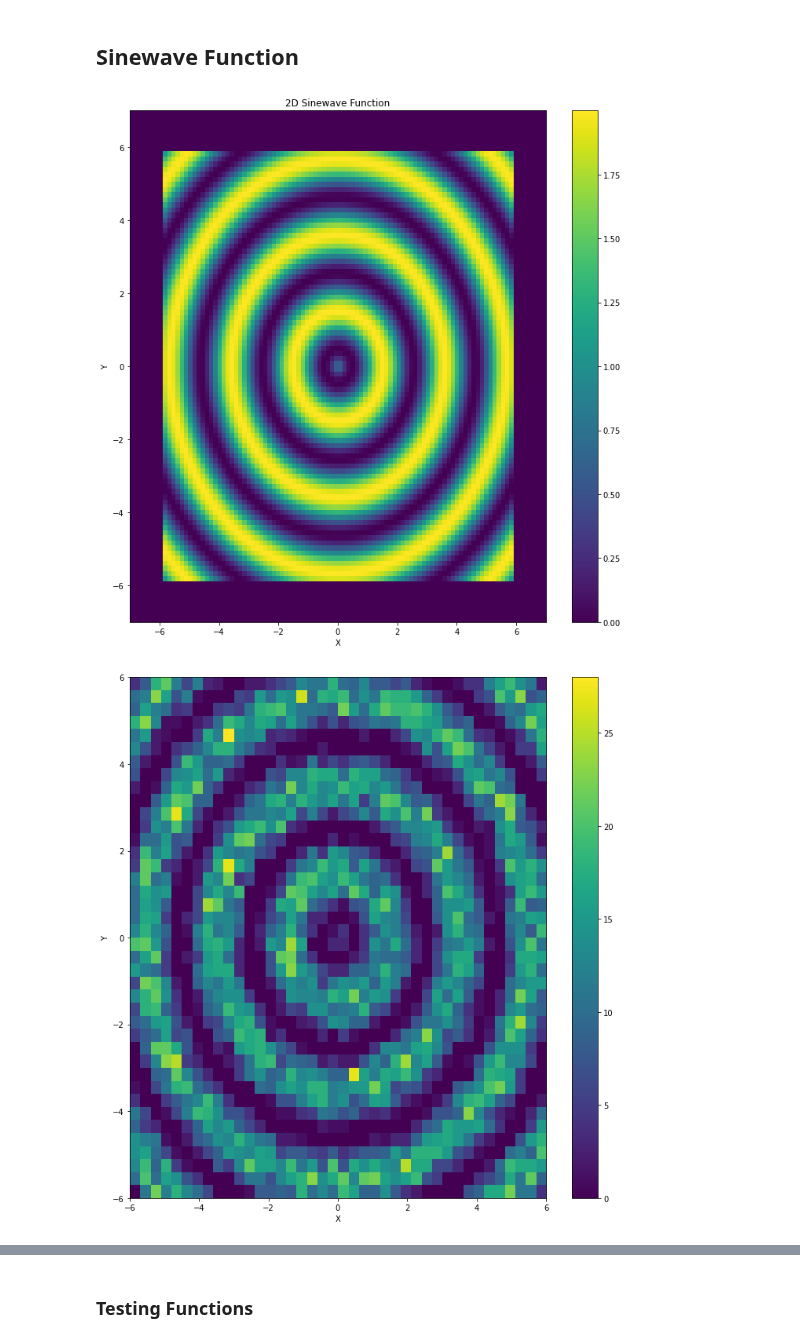
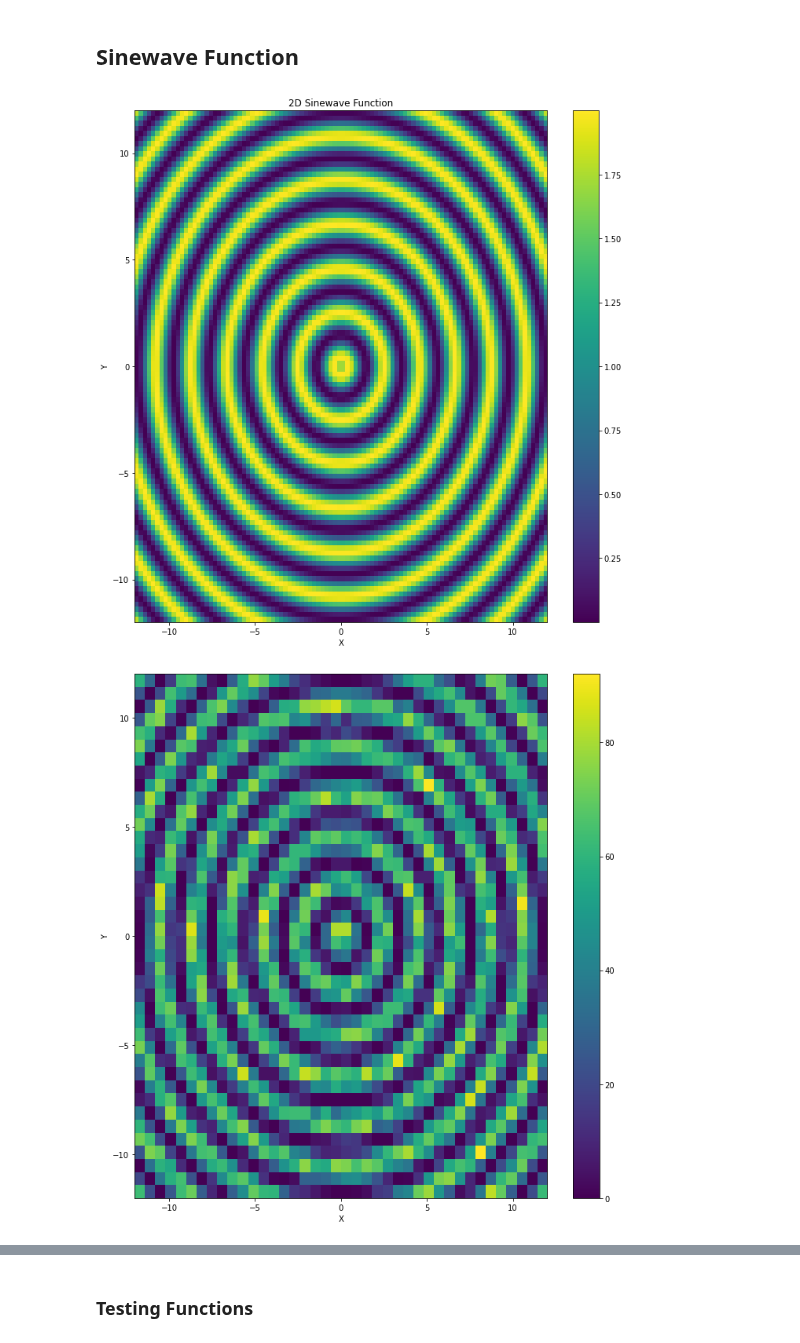
Before and after one commit to pjdunne/MResMCMC2023, a Jupyter notebook: Examples_Dian.ipynb, the cells around one changed output, grey strips where cells are left out. Cells and saved outputs as stored; diff of their text form; code cells hidden in the pictures.

```diff
--- a/Examples_Dian.ipynb
+++ b/Examples_Dian.ipynb
@@ -9,18 +9,18 @@ from MCMC_DZ.MCMC.MetropolisHastingMCMC.MHMC import MHMC
 import MCMC_DZ.MCMC.MetropolisHastingMCMC.ProposalDistributions as PDs
 from MCMC_DZ.BayesianInference.Likelihood_functions import Sinewave
 # %%
-Data_range = np.array([[-6, 6], [-6, 6]])
-SF = Sinewave.Sinewave_function([3, 1], Data_range)
-Vts.Target_Distribution_Visualization(X_range=[-7, 7], Y_range=[-7, 7], Tar_Dis=SF.f, Func_name="2D Sinewave Function", alpha=1)
+Data_range = np.array([[-12, 12], [-12, 12]])
+SF = Sinewave.Sinewave_function([3, 2], Data_range)
+Vts.Target_Distribution_Visualization(X_range=Data_range[0], Y_range=Data_range[1], Tar_Dis=SF.f, Func_name="2D Sinewave Function", alpha=1)
 # %% [output]
-[figure, old version]
+[figure, new version]
 # %%
-Data_range = np.array([[-6, 6], [-6, 6]])
+Data_range = np.array(Data_range)
 
-SFFD_P = Sts.FakeDataGen2D_Poisson(SF.f, [[-6, 6], [-6, 6]], 40, scaler=100)
+SFFD_P = Sts.FakeDataGen2D_Poisson(SF.f, Data_range, 40, scaler=100)
 
 Vts.PlotHeatmap(SFFD_P.x ,SFFD_P.y, SFFD_P.BinsValue.reshape(SFFD_P.x.shape), xlabel="X", ylabel="Y", zlabel="F(X,Y)")
 # %% [output]
-[figure, old version]
+[figure, new version]
 # %%
 def Prior(params):
```
Also changed, not shown: parts of 10 cells of this notebook, 1 other file.
